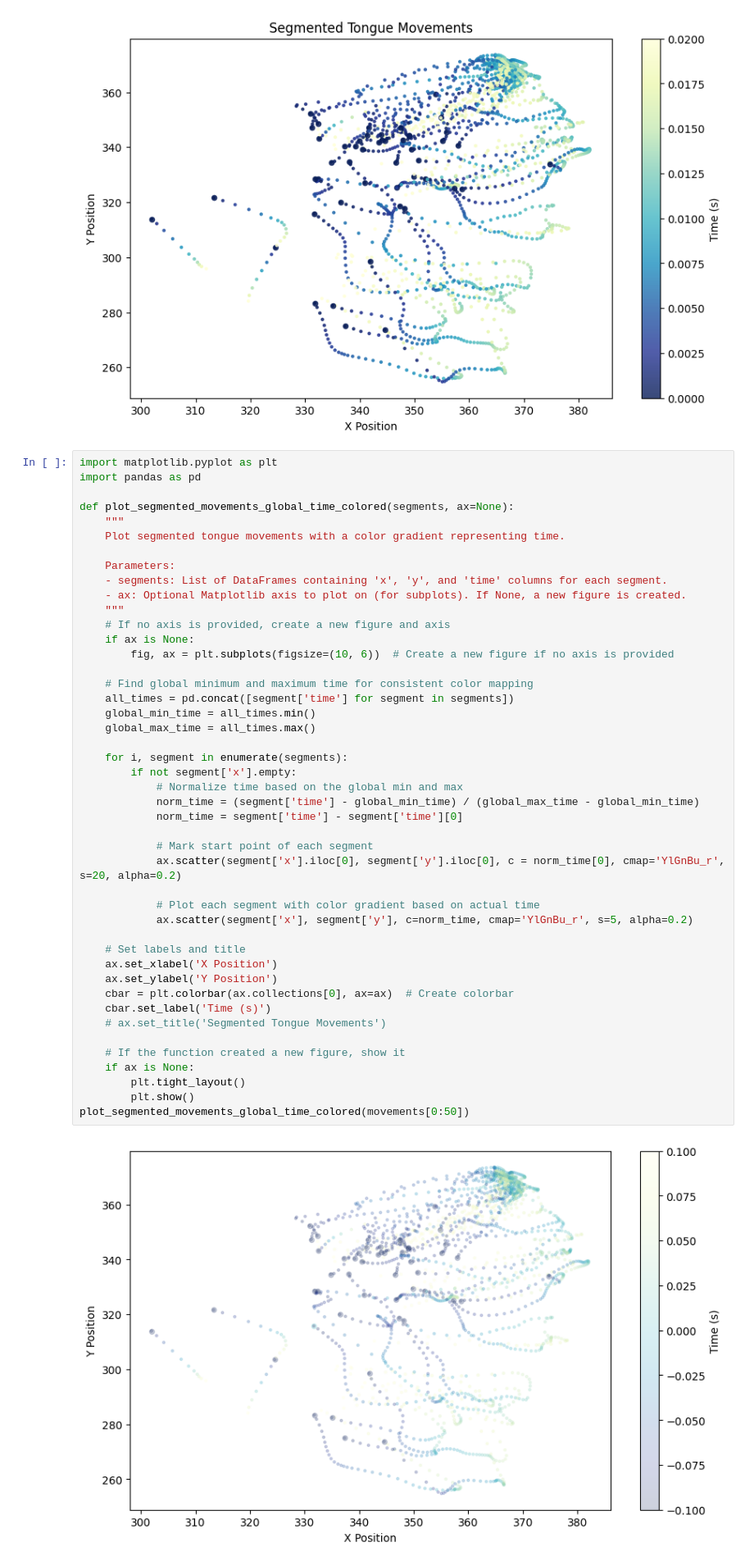
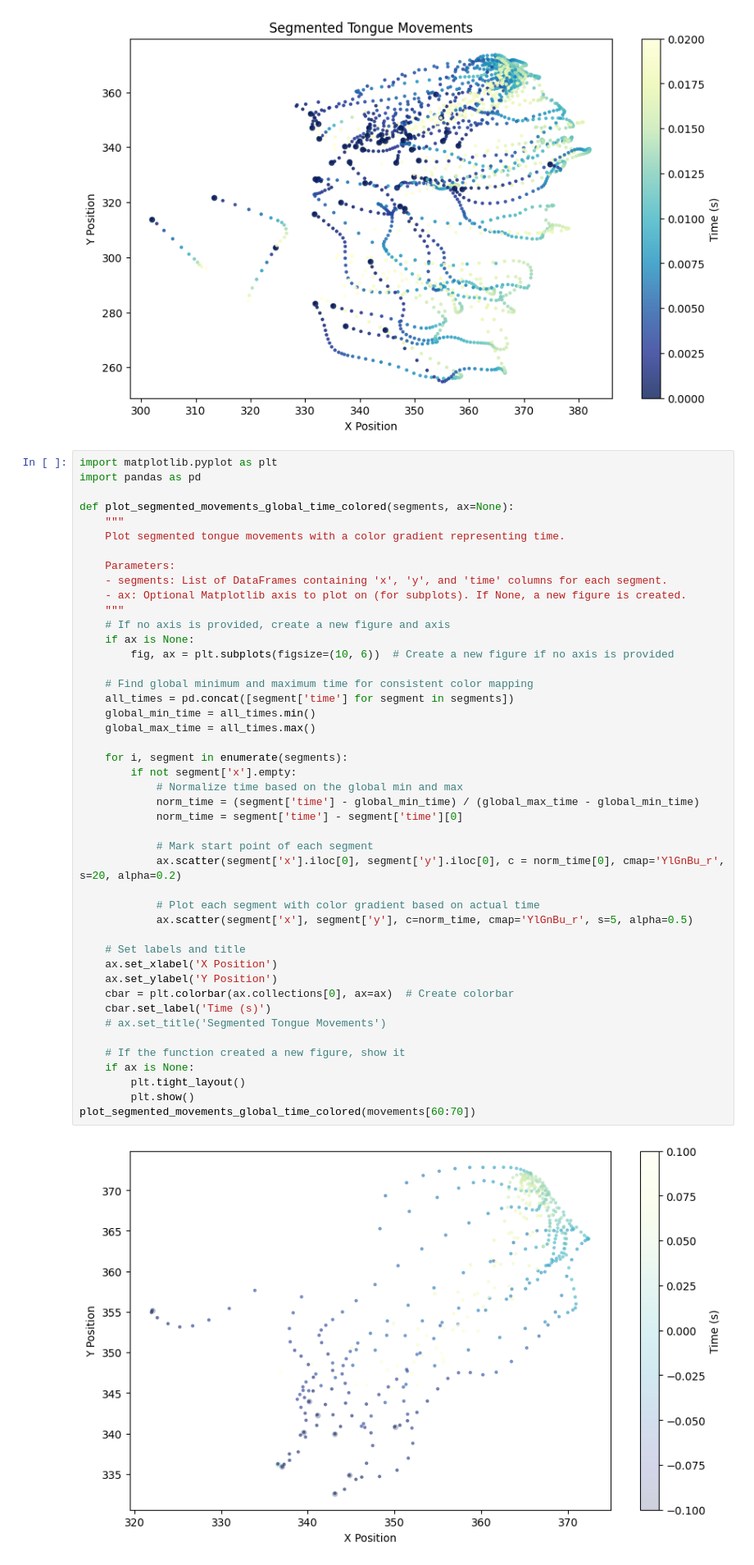
Before and after one commit to 1mattbecker/kinematics_analysis, a Jupyter notebook: code/tongue_kinematics.ipynb, the cells around one changed output. Shown at 82% size. Saved outputs shown, nothing was run; the diff lists cells and outputs as text.

```diff
--- a/code/tongue_kinematics.ipynb
+++ b/code/tongue_kinematics.ipynb
@@ -382,36 +382,36 @@ def plot_segmented_movements_global_time_colored(segments, ax=None):
         fig, ax = plt.subplots(figsize=(10, 6))  # Create a new figure if no axis is provided
 
     # Find global minimum and maximum time for consistent color mapping
     all_times = pd.concat([segment['time'] for segment in segments])
     global_min_time = all_times.min()
     global_max_time = all_times.max()
 
     for i, segment in enumerate(segments):
         if not segment['x'].empty:
             # Normalize time based on the global min and max
             norm_time = (segment['time'] - global_min_time) / (global_max_time - global_min_time)
             norm_time = segment['time'] - segment['time'][0]
 
             # Mark start point of each segment
             ax.scatter(segment['x'].iloc[0], segment['y'].iloc[0], c = norm_time[0], cmap='YlGnBu_r', s=20, alpha=0.2)
 
             # Plot each segment with color gradient based on actual time
-            ax.scatter(segment['x'], segment['y'], c=norm_time, cmap='YlGnBu_r', s=5, alpha=0.2)
+            ax.scatter(segment['x'], segment['y'], c=norm_time, cmap='YlGnBu_r', s=5, alpha=0.5)
 
     # Set labels and title
     ax.set_xlabel('X Position')
     ax.set_ylabel('Y Position')
     cbar = plt.colorbar(ax.collections[0], ax=ax)  # Create colorbar
     cbar.set_label('Time (s)')
     # ax.set_title('Segmented Tongue Movements')
 
     # If the function created a new figure, show it
     if ax is None:
         plt.tight_layout()
         plt.show()
-plot_segmented_movements_global_time_colored(movements[0:50])
+plot_segmented_movements_global_time_colored(movements[60:70])
 # %% [output]
-[figure, old version]
+[figure, new version]
 # %%
 
 # Function to plot original and segmented data with a categorical colormap
```
Also changed, not shown: parts of 1 cell of this notebook.
